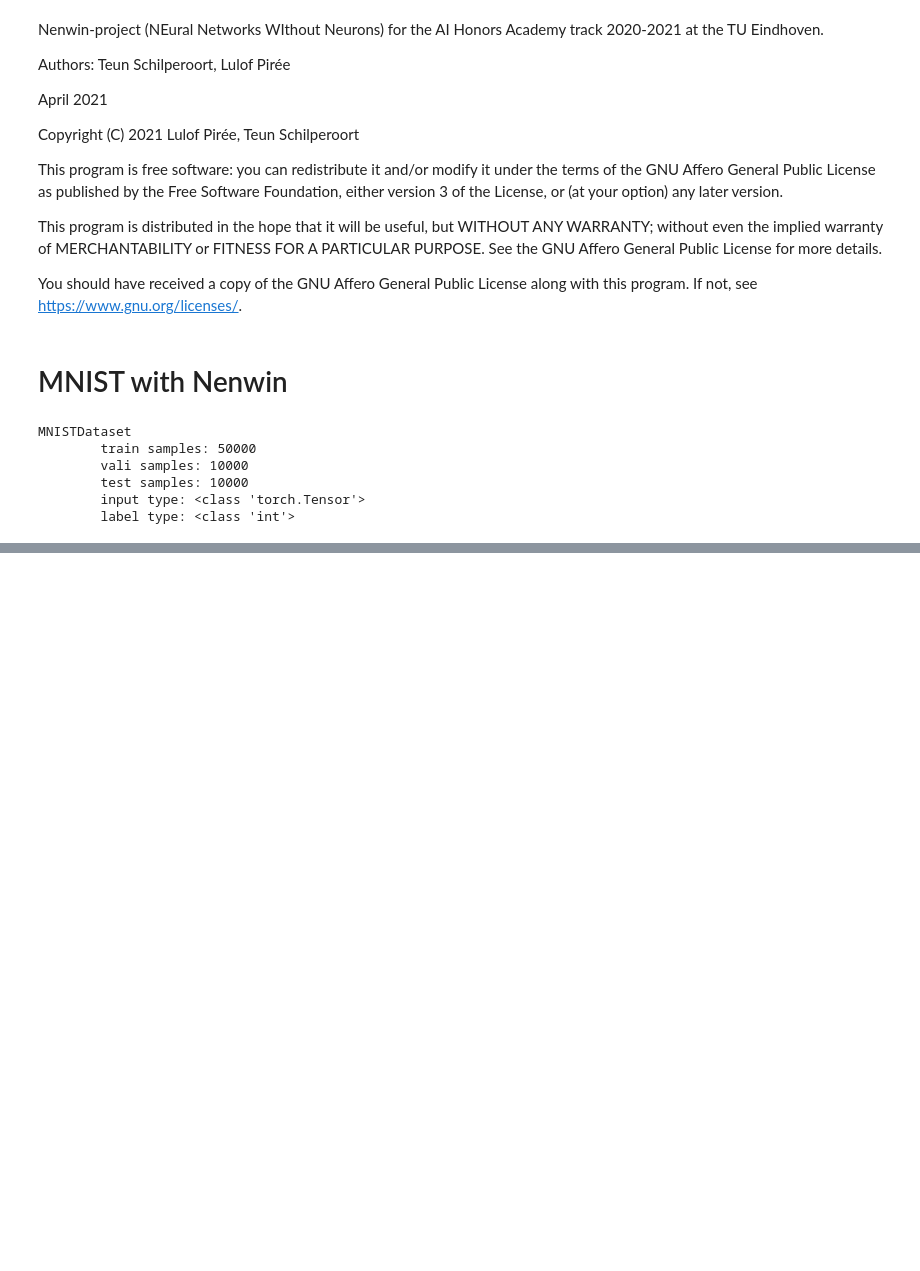
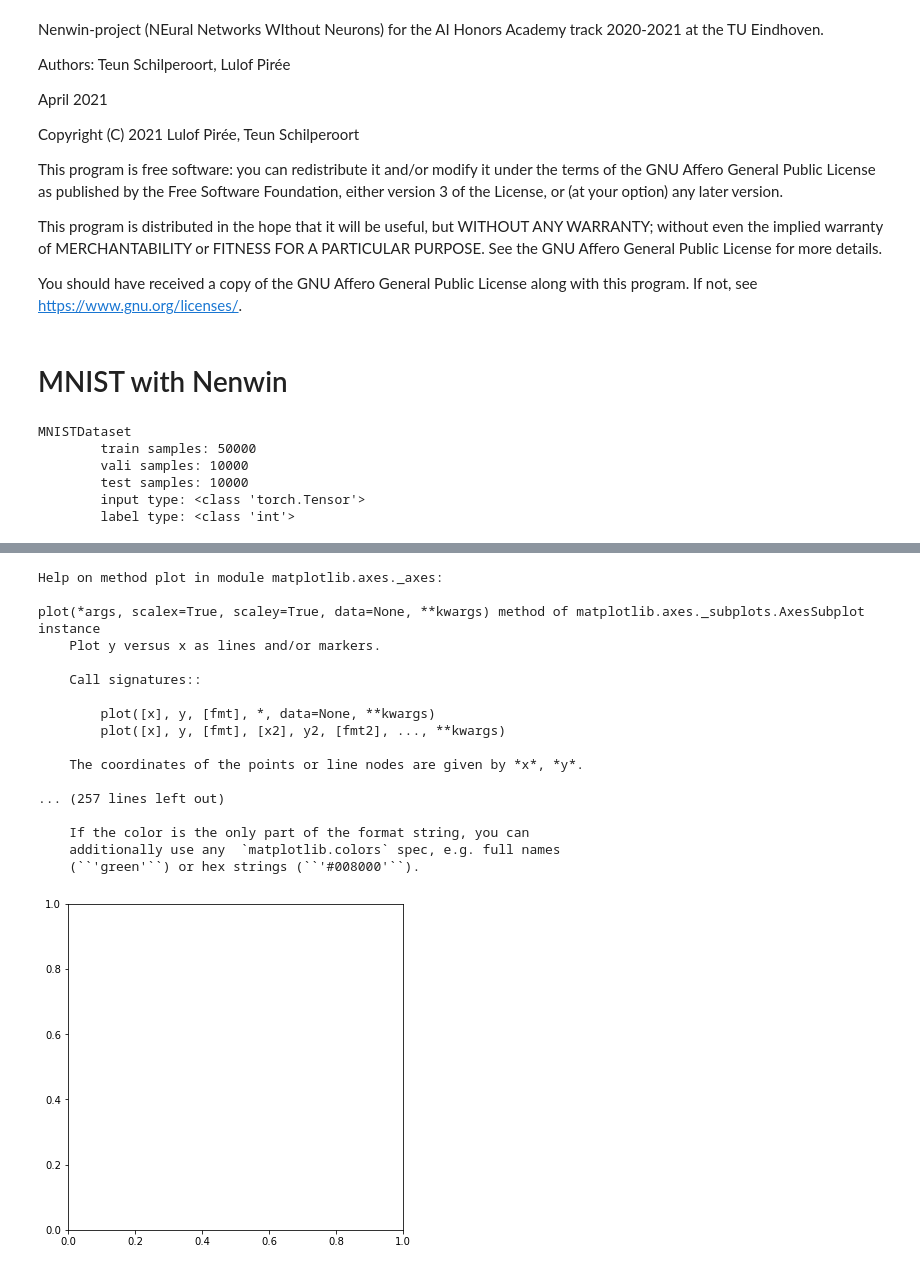
Before and after one commit to Nifrec/nenwin, a Jupyter notebook: nenwin/mnist/train_on_mnist.ipynb, the cells around one changed output, grey strips where cells are left out. Drawn from its saved outputs; the diff is of its cells as text; code cells hidden in the pictures; blank space fills up the shorter version.

```diff
--- a/nenwin/mnist/train_on_mnist.ipynb
+++ b/nenwin/mnist/train_on_mnist.ipynb
@@ -117,0 +198,22 @@ plot_shapes()
+# %%
+fig, ax = plt.subplots(figsize=(6, 6))
+help(ax.plot)
+# %% [output]
+Help on method plot in module matplotlib.axes._axes:
+
+plot(*args, scalex=True, scaley=True, data=None, **kwargs) method of matplotlib.axes._subplots.AxesSubplot instance
+    Plot y versus x as lines and/or markers.
+
+    Call signatures::
+
+        plot([x], y, [fmt], *, data=None, **kwargs)
+        plot([x], y, [fmt], [x2], y2, [fmt2], ..., **kwargs)
+
+    The coordinates of the points or line nodes are given by *x*, *y*.
+
+... (257 lines left out)
+
+    If the color is the only part of the format string, you can
+    additionally use any  `matplotlib.colors` spec, e.g. full names
+    (``'green'``) or hex strings (``'#008000'``).
+[figure, added]
```
Also changed, not shown: parts of 5 cells of this notebook.
